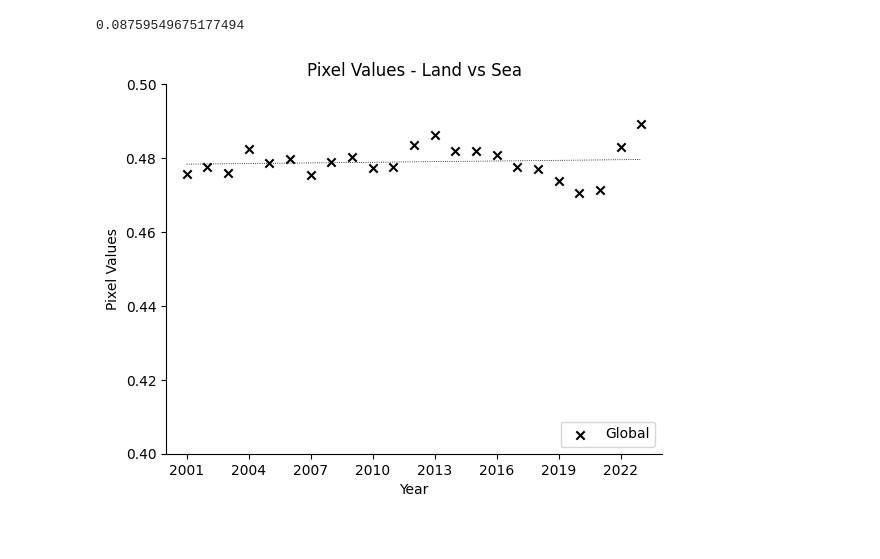
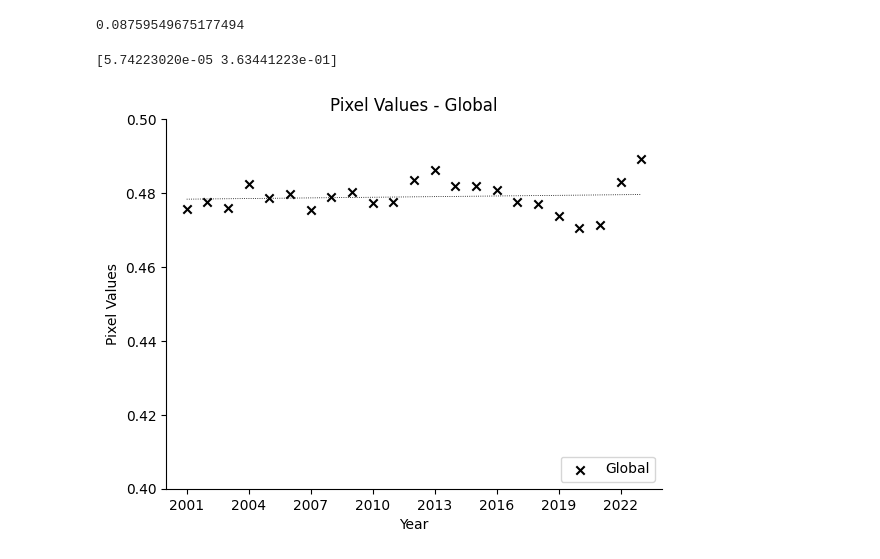
Before and after one commit to mujina774/Rainfall, a Jupyter notebook: annualTrends.ipynb, the cells around one changed output. Saved outputs shown, nothing was run; the diff lists cells and outputs as text; code cells hidden in the pictures.

```diff
--- a/annualTrends.ipynb
+++ b/annualTrends.ipynb
@@ -44,21 +44,24 @@ print(np.corrcoef(x, gm)[0][1])
 0.08759549675177494
 # %%
 r1 = np.polyfit(x, gm, 1)
+print(r1)
 f1 = np.poly1d(r1)(x)
+# %% [output]
+[5.74223020e-05 3.63441223e-01]
 # %%
 x = range(2001, 2001 + len(gm))
 
 plt.scatter(x, gm, label = 'Global', color = "black", marker = 'x')
 plt.plot(x, f1, lw = 0.6, color = 'black', ls = ':')
-plt.title('Pixel Values - Land vs Sea')
+plt.title('Pixel Values - Global')
 plt.xlabel('Year')
 plt.ylabel('Pixel Values')
 plt.xlim(2000, 2024)
 plt.ylim(.4, .5)
 plt.legend(loc = "lower right")
 plt.gca().get_xaxis().set_major_locator(ticker.MaxNLocator(integer = True))
 plt.gca().spines['right'].set_visible(False)
 plt.gca().spines['top'].set_visible(False)
 plt.savefig("im/timeCoursesAnnual.png", format="png", dpi=600)
 # %% [output]
-[figure, old version]
+[figure, new version]
```
Also changed, not shown: 8 other files.
